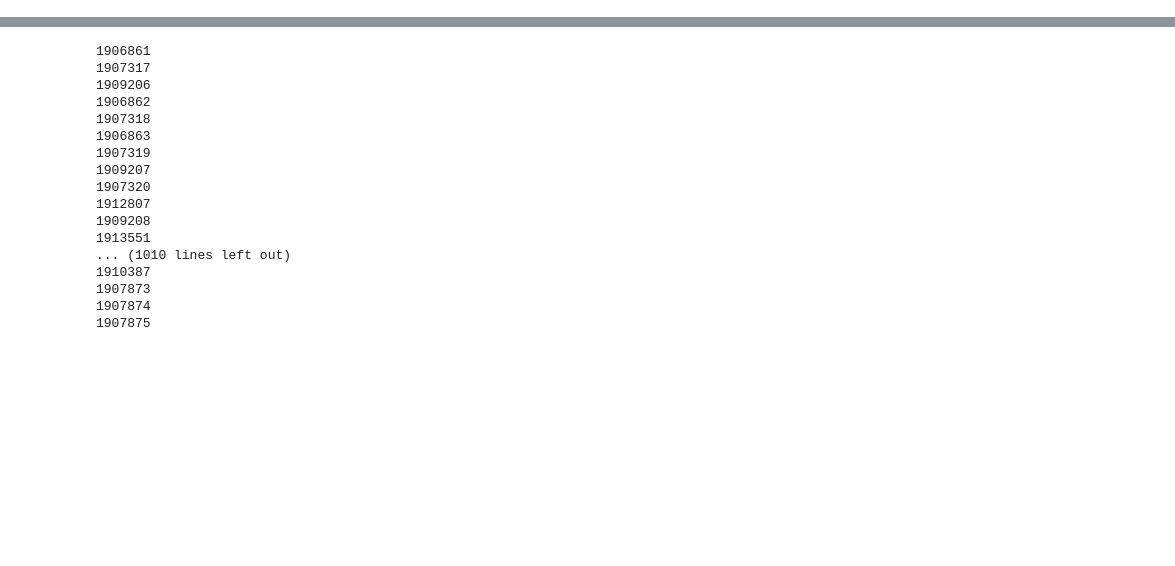
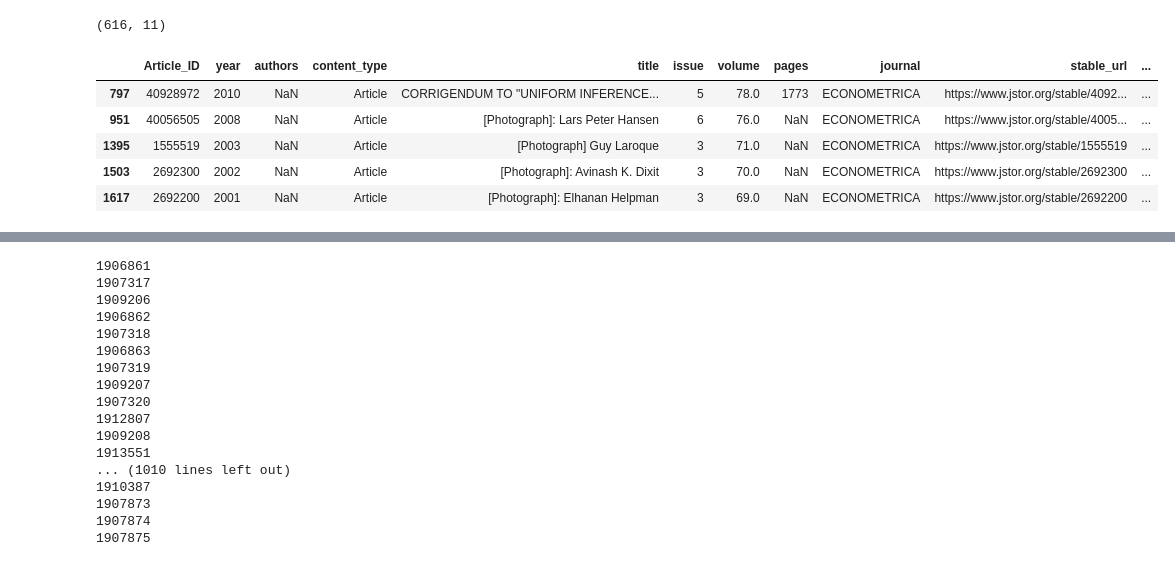
Before and after one commit to Matt970204/Affiliations_V2, a Jupyter notebook: 2_Extracting affilitations/3_consolidation/ECTA/ECTA for Mturk.ipynb, the cells around one changed output, grey strips where cells are left out. Saved outputs shown, nothing was run; the diff lists cells and outputs as text; code cells hidden in the pictures; blank space fills up the shorter version.

```diff
--- a/2_Extracting affilitations/3_consolidation/ECTA/ECTA for Mturk.ipynb
+++ b/2_Extracting affilitations/3_consolidation/ECTA/ECTA for Mturk.ipynb
@@ -46 +46,15 @@ See the caveats in the documentation: https://pandas.pydata.org/pandas-docs/stab
+# %%
+mask_blank = ECTA_master_condenced['authors'].isna()
+ECTA_master_condenced_blank = ECTA_master_condenced[mask_blank]
+
+print(ECTA_master_condenced_blank.shape)
+ECTA_master_condenced_blank.head()
+# %% [output]
+(616, 11)
+|  | Article_ID | year | authors | content_type | title | issue | volume | pages | journal | stable_url | ... |
+| 797 | 40928972 | 2010 | NaN | Article | CORRIGENDUM TO "UNIFORM INFERENCE... | 5 | 78.0 | 1773 | ECONOMETRICA | https://www.jstor.org/stable/4092... | ... |
+| 951 | 40056505 | 2008 | NaN | Article | [Photograph]: Lars Peter Hansen | 6 | 76.0 | NaN | ECONOMETRICA | https://www.jstor.org/stable/4005... | ... |
+| 1395 | 1555519 | 2003 | NaN | Article | [Photograph] Guy Laroque | 3 | 71.0 | NaN | ECONOMETRICA | https://www.jstor.org/stable/1555519 | ... |
+| 1503 | 2692300 | 2002 | NaN | Article | [Photograph]: Avinash K. Dixit | 3 | 70.0 | NaN | ECONOMETRICA | https://www.jstor.org/stable/2692300 | ... |
+| 1617 | 2692200 | 2001 | NaN | Article | [Photograph]: Elhanan Helpman | 3 | 69.0 | NaN | ECONOMETRICA | https://www.jstor.org/stable/2692200 | ... |
 # %%
```
Also changed, not shown: parts of 4 cells of this notebook.
